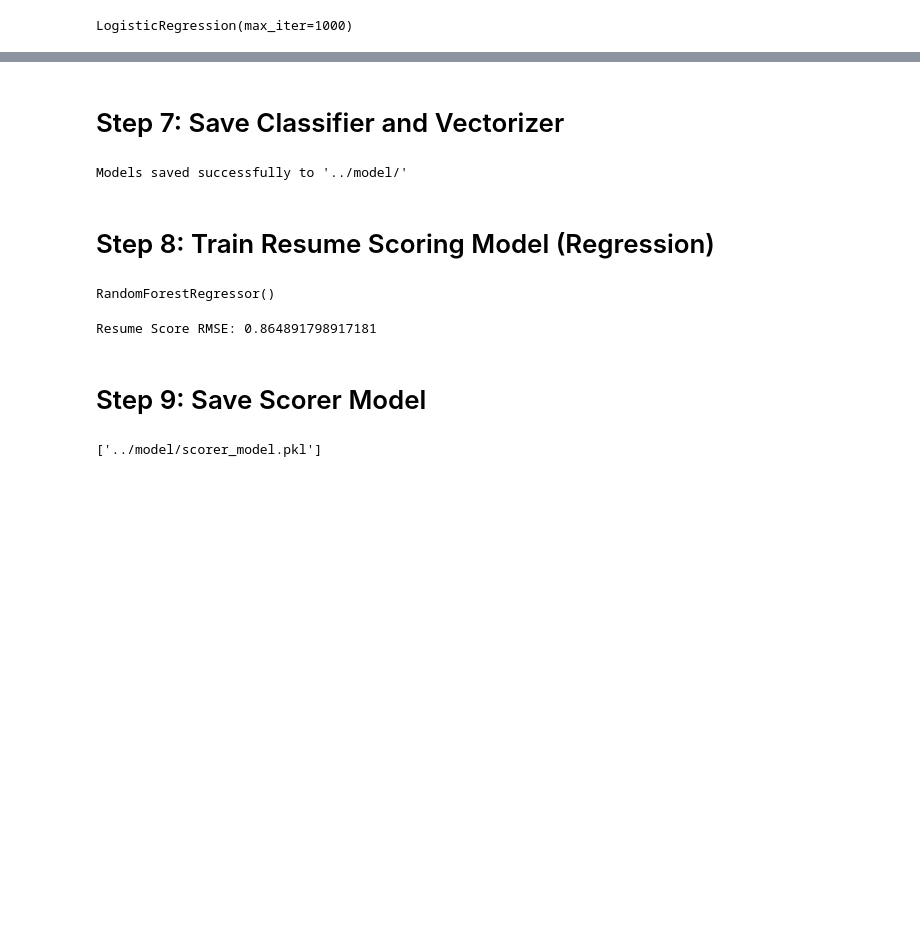
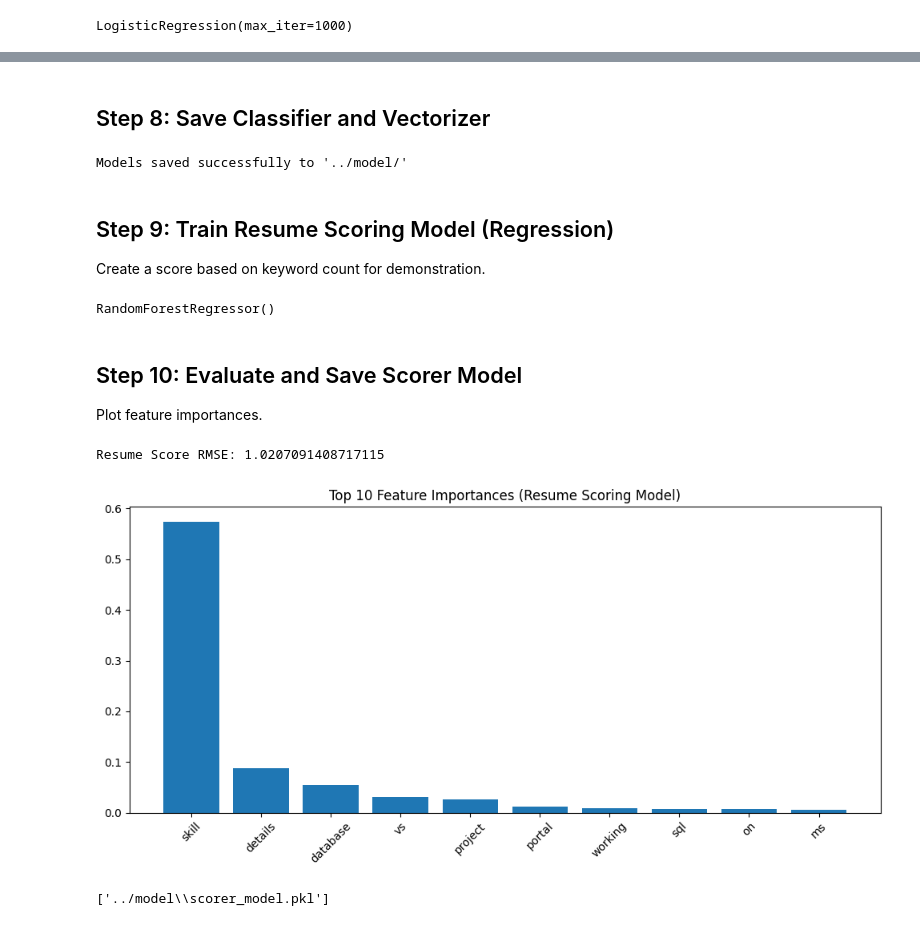
Before and after one commit to LearnerShreya/jobfit-resume-analyzer, a Jupyter notebook: notebooks/model_training.ipynb, the cells around one changed output, grey strips where cells are left out. Drawn from its saved outputs; the diff is of its cells as text; code cells hidden in the pictures; blank space fills up the shorter version.

```diff
--- a/notebooks/model_training.ipynb
+++ b/notebooks/model_training.ipynb
@@ -71,4 +112,4 @@ Classification Report:
 # %% [markdown]
-# Step 7: Save Classifier and Vectorizer
+## Step 8: Save Classifier and Vectorizer
 # %%
 import os
@@ -107,11 +124,12 @@ Models saved successfully to '../model/'
 # %% [markdown]
-# Step 8: Train Resume Scoring Model (Regression)
+## Step 9: Train Resume Scoring Model (Regression)
+
+Create a score based on keyword count for demonstration.
 # %%
-# Create artificial score based on keyword count or heuristic (for demo)
 def calculate_score(resume):
+    """Count occurrences of key terms for a synthetic score."""
     keywords = ['python', 'data', 'project', 'ml', 'ai', 'sql', 'analysis']
     score = sum([resume.lower().count(kw) for kw in keywords])
     return score
-
 df['Score'] = df['Resume'].apply(calculate_score)
 # %%
@@ -123,15 +139,24 @@ scorer_model = RandomForestRegressor()
 scorer_model.fit(X_train_s, y_train_s)
 # %% [output]
 RandomForestRegressor()
-# %%
-# Evaluate
-pred_score = scorer_model.predict(X_test_s)
-print("Resume Score RMSE:", np.sqrt(mean_squared_error(y_test_s, pred_score)))
-# %% [output]
-Resume Score RMSE: 0.864891798917181
 # %% [markdown]
-# Step 9: Save Scorer Model
+## Step 10: Evaluate and Save Scorer Model
+
+Plot feature importances.
-# %%
-joblib.dump(scorer_model, "../model/scorer_model.pkl")
-# %% [output]
-['../model/scorer_model.pkl']
+# %%
+pred_score = scorer_model.predict(X_test_s)
+print("Resume Score RMSE:", np.sqrt(mean_squared_error(y_test_s, pred_score)))
+# Feature importance plot
+importances = scorer_model.feature_importances_
+indices = np.argsort(importances)[::-1][:10]
+plt.figure(figsize=(10,5))
+plt.title('Top 10 Feature Importances (Resume Scoring Model)')
+plt.bar(range(len(indices)), importances[indices], align='center')
+plt.xticks(range(len(indices)), [vectorizer.get_feature_names_out()[i] for i in indices], rotation=45)
+plt.tight_layout()
+plt.show()
+joblib.dump(scorer_model, os.path.join(model_dir, "scorer_model.pkl"))
+# %% [output]
+Resume Score RMSE: 1.0207091408717115
+[figure, added]
+['../model\\scorer_model.pkl']
```
Also changed, not shown: parts of 17 cells of this notebook.
